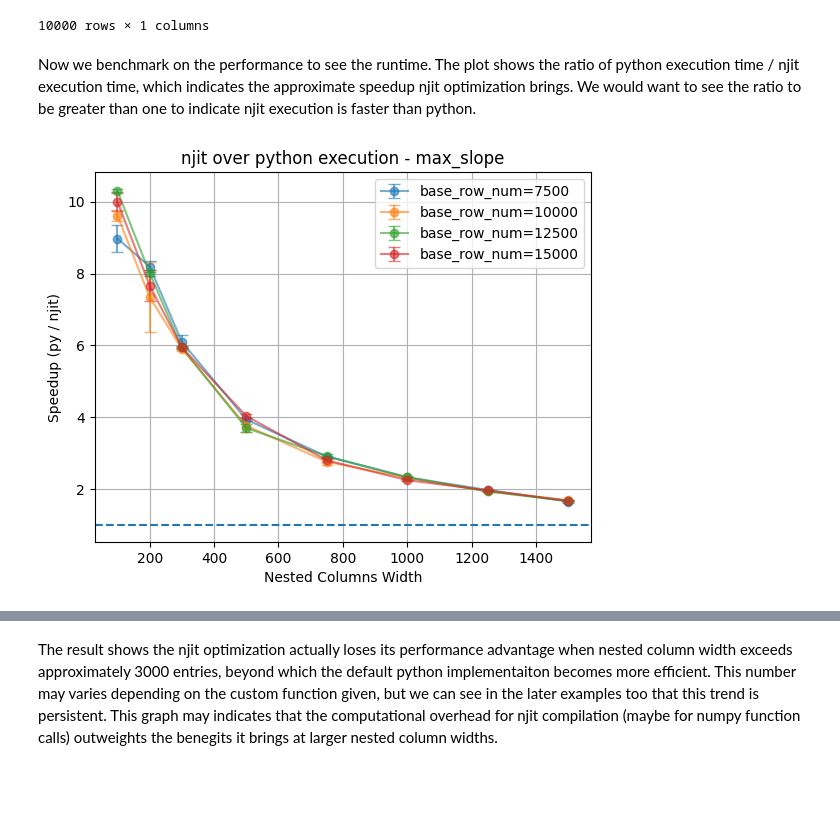
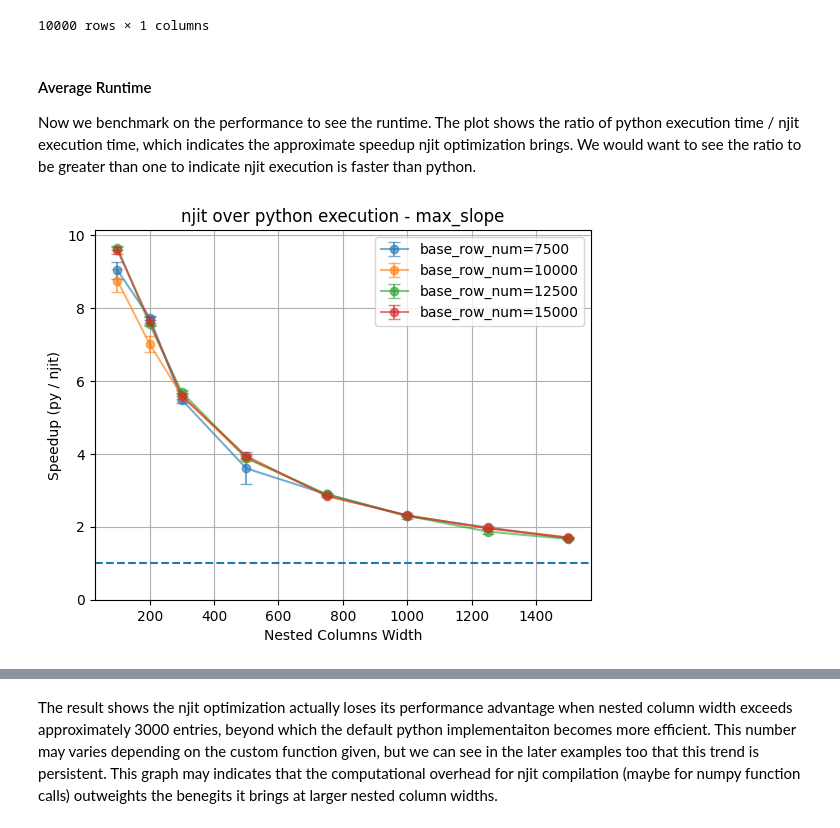
Before and after one commit to lincc-frameworks/nested-pandas, a Jupyter notebook: docs/pre_executed/njit_map_rows.ipynb, the cells around one changed output, grey strips where cells are left out. Drawn from its saved outputs; the diff is of its cells as text; code cells hidden in the pictures; blank space fills up the shorter version.

```diff
--- a/docs/pre_executed/njit_map_rows.ipynb
+++ b/docs/pre_executed/njit_map_rows.ipynb
@@ -33,6 +37,7 @@ import matplotlib.pyplot as plt
 
 n_nested_list = [100, 200, 300, 500, 750, 1000, 1250, 1500]
 n_base_list = [7500, 10_000, 12_500, 15_000]
+
 
 def bench(func, nf):
     timings = timeit.repeat(
@@ -43,6 +48,7 @@ def bench(func, nf):
     timings = np.array(timings)
     return timings.mean(), timings.std()
 
+
 def plot_bench(py_func, njit_func, title, n_base_list=n_base_list, n_nested_list=n_nested_list):
     plt.figure()
     for n_base in n_base_list:
@@ -50,18 +56,15 @@ def plot_bench(py_func, njit_func, title, n_base_list=n_base_list, n_nested_list
         speedup_errs = []
 
         for n_nested in n_nested_list:
-            nf = generate_data(n_base, n_nested, seed=1)    # build frame for each size
+            nf = generate_data(n_base, n_nested, seed=1)  # build frame for each size
 
-            mean_py, std_py = bench(py_func, nf)    # python bench
-            mean_njit, std_njit = bench(njit_func, nf)   # njit bench
+            mean_py, std_py = bench(py_func, nf)  # python bench
+            mean_njit, std_njit = bench(njit_func, nf)  # njit bench
 
-            speedup = mean_py / mean_njit   # mean speedup ratio
+            speedup = mean_py / mean_njit  # mean speedup ratio
 
             # error propagation for ratio (absolute uncertainty, covariance = 0)
-            speedup_std = speedup * np.sqrt(
-                (std_py / mean_py) ** 2 +
-                (std_njit / mean_njit) ** 2
-            )
+            speedup_std = speedup * np.sqrt((std_py / mean_py) ** 2 + (std_njit / mean_njit) ** 2)
 
             speedups.append(speedup)
             speedup_errs.append(speedup_std)
@@ -70,13 +73,14 @@ def plot_bench(py_func, njit_func, title, n_base_list=n_base_list, n_nested_list
             n_nested_list,
             speedups,
             yerr=speedup_errs,
-            marker='o',
+            marker="o",
             capsize=4,
             alpha=0.6,
-            label=f'base_row_num={n_base}'
+            label=f"base_row_num={n_base}",
         )
 
-    plt.axhline(1.0, linestyle='--')  # baseline
+    plt.axhline(1.0, linestyle="--")  # baseline
+    plt.ylim(0, None)
     plt.xlabel("Nested Columns Width")
     plt.ylabel("Speedup (py / njit)")
     plt.title(title)
@@ -133,32 +156,25 @@ nf.map_rows(
 | 9999 | 3817.902314 |
 10000 rows × 1 columns
 # %% [markdown]
+#### Average Runtime
 Now we benchmark on the performance to see the runtime. The plot shows the ratio of python execution time / njit execution time, which indicates the approximate speedup njit optimization brings. We would want to see the ratio to be greater than one to indicate njit execution is faster than python.
 # %%
 # define helpers for benchmarking
 def run_max_slope_py(nf):
     nf.map_rows(
-        max_slope_py,
-        columns=["nested.t", "nested.flux"],
-        row_container="args",
-        output_names="max_slope"
+        max_slope_py, columns=["nested.t", "nested.flux"], row_container="args", output_names="max_slope"
     )
+
 
 def run_max_slope_njit(nf):
     nf.map_rows(
-        max_slope_njit,
-        columns=["nested.t", "nested.flux"],
-        row_container="args",
-        output_names="max_slope"
+        max_slope_njit, columns=["nested.t", "nested.flux"], row_container="args", output_names="max_slope"
     )
+
 
 run_max_slope_njit(nf.copy())  # run njit once for compilation before benchmark
 
-plot_bench(
-    run_max_slope_py,
-    run_max_slope_njit,
-    title="njit over python execution - max_slope"
-)
+plot_bench(run_max_slope_py, run_max_slope_njit, title="njit over python execution - max_slope")
 # %% [output]
-[figure, old version]
+[figure, new version]
 # %% [markdown]
```
Also changed, not shown: parts of 38 cells of this notebook, 1 other file.
